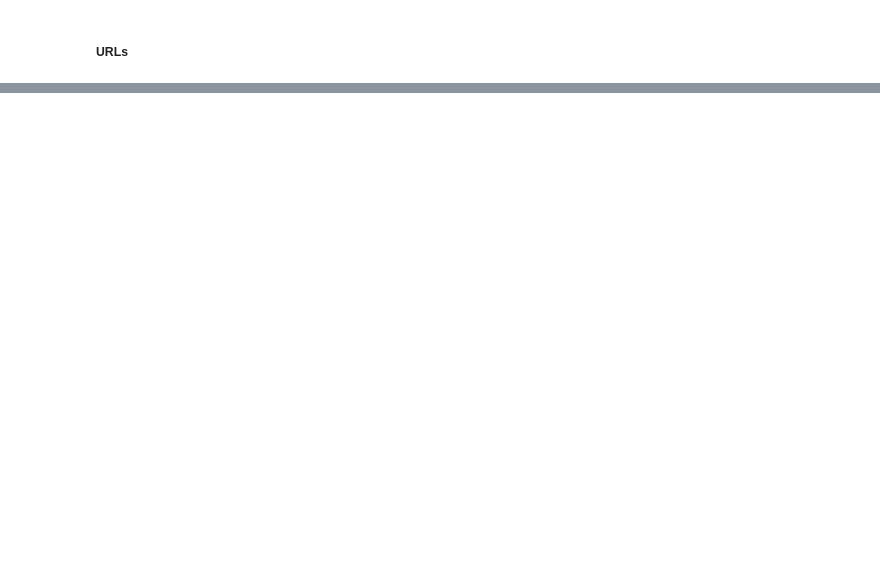
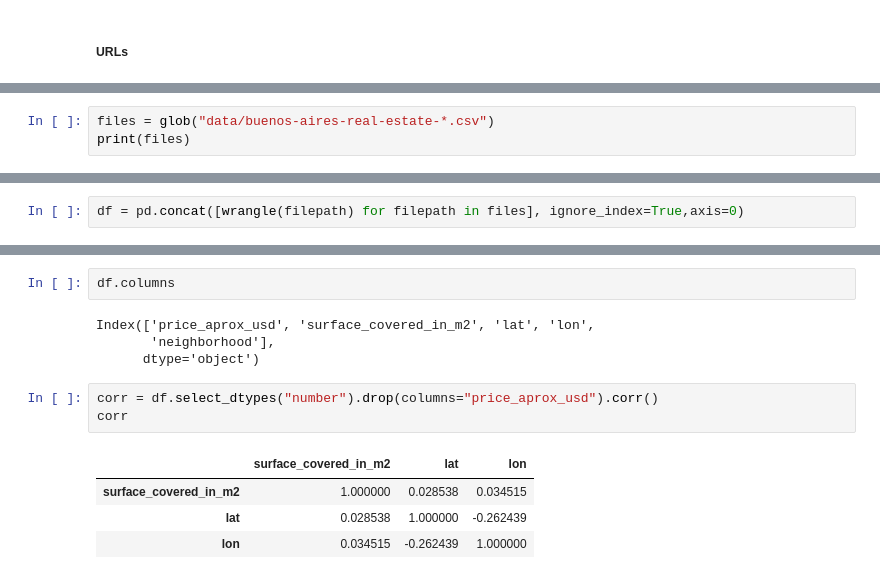
Before and after one commit to tech-ml-quant-luv/Applied_data_science_lab_worldquant, a Jupyter notebook: Project 2 - Housing in Buenos Aires/price_and_everything.ipynb, the cells around one changed output, grey strips where cells are left out. Drawn from its saved outputs; the diff is of its cells as text; blank space fills up the shorter version.

```diff
--- a/Project 2 - Housing in Buenos Aires/price_and_everything.ipynb
+++ b/Project 2 - Housing in Buenos Aires/price_and_everything.ipynb
@@ -74,0 +80,3 @@
+# %%
+files = glob("data/buenos-aires-real-estate-*.csv")
+print(files)
@@ -74,0 +85,2 @@
+# %%
+df = pd.concat([wrangle(filepath) for filepath in files], ignore_index=True,axis=0)
@@ -74,0 +140,14 @@
+# %%
+df.columns
+# %% [output]
+Index(['price_aprox_usd', 'surface_covered_in_m2', 'lat', 'lon',
+       'neighborhood'],
+      dtype='object')
+# %%
+corr = df.select_dtypes("number").drop(columns="price_aprox_usd").corr()
+corr
+# %% [output]
+|  | surface_covered_in_m2 | lat | lon |
+| surface_covered_in_m2 | 1.000000 | 0.028538 | 0.034515 |
+| lat | 0.028538 | 1.000000 | -0.262439 |
+| lon | 0.034515 | -0.262439 | 1.000000 |
```
Also changed, not shown: parts of 25 cells of this notebook, 2 other files.
